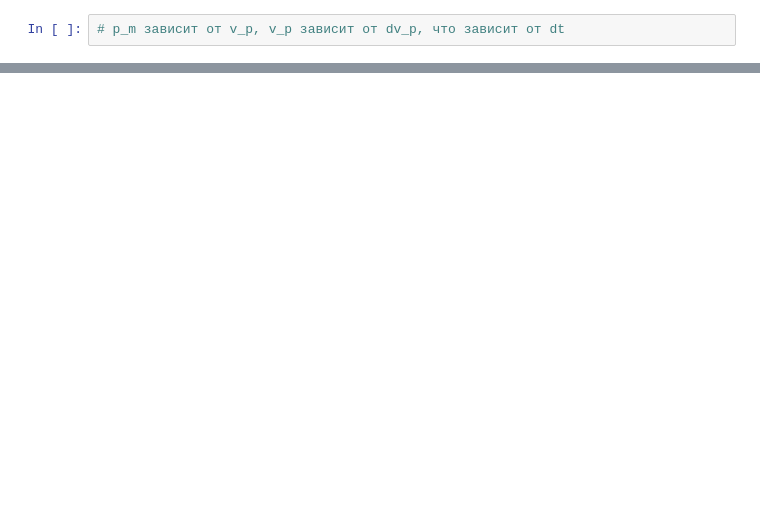
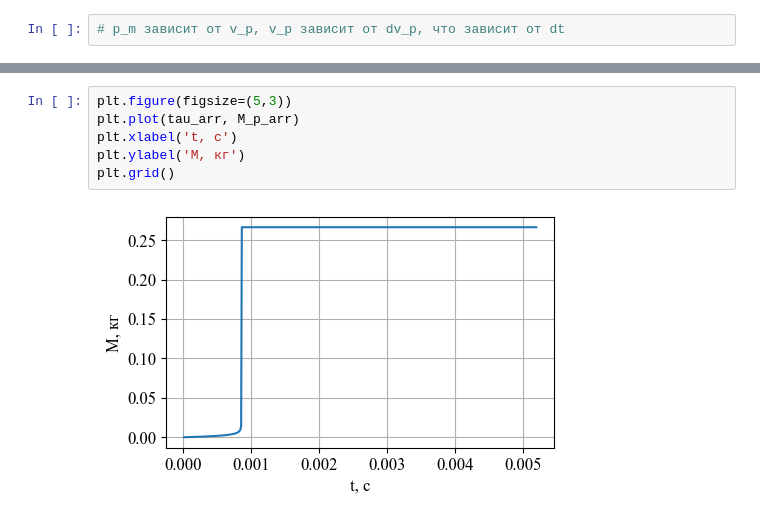
Before and after one commit to SamoilovSD/new_ballistic, a Jupyter notebook: new_ballistic_system.ipynb, the cells around one changed output, grey strips where cells are left out. Saved outputs shown, nothing was run; the diff lists cells and outputs as text; blank space fills up the shorter version.

```diff
--- a/new_ballistic_system.ipynb
+++ b/new_ballistic_system.ipynb
@@ -313,0 +355,8 @@ plt.grid()
+# %%
+plt.figure(figsize=(5,3))
+plt.plot(tau_arr, M_p_arr)
+plt.xlabel('t, с')
+plt.ylabel('M, кг')
+plt.grid()
+# %% [output]
+[figure, added]
```
Also changed, not shown: parts of 15 cells of this notebook.
